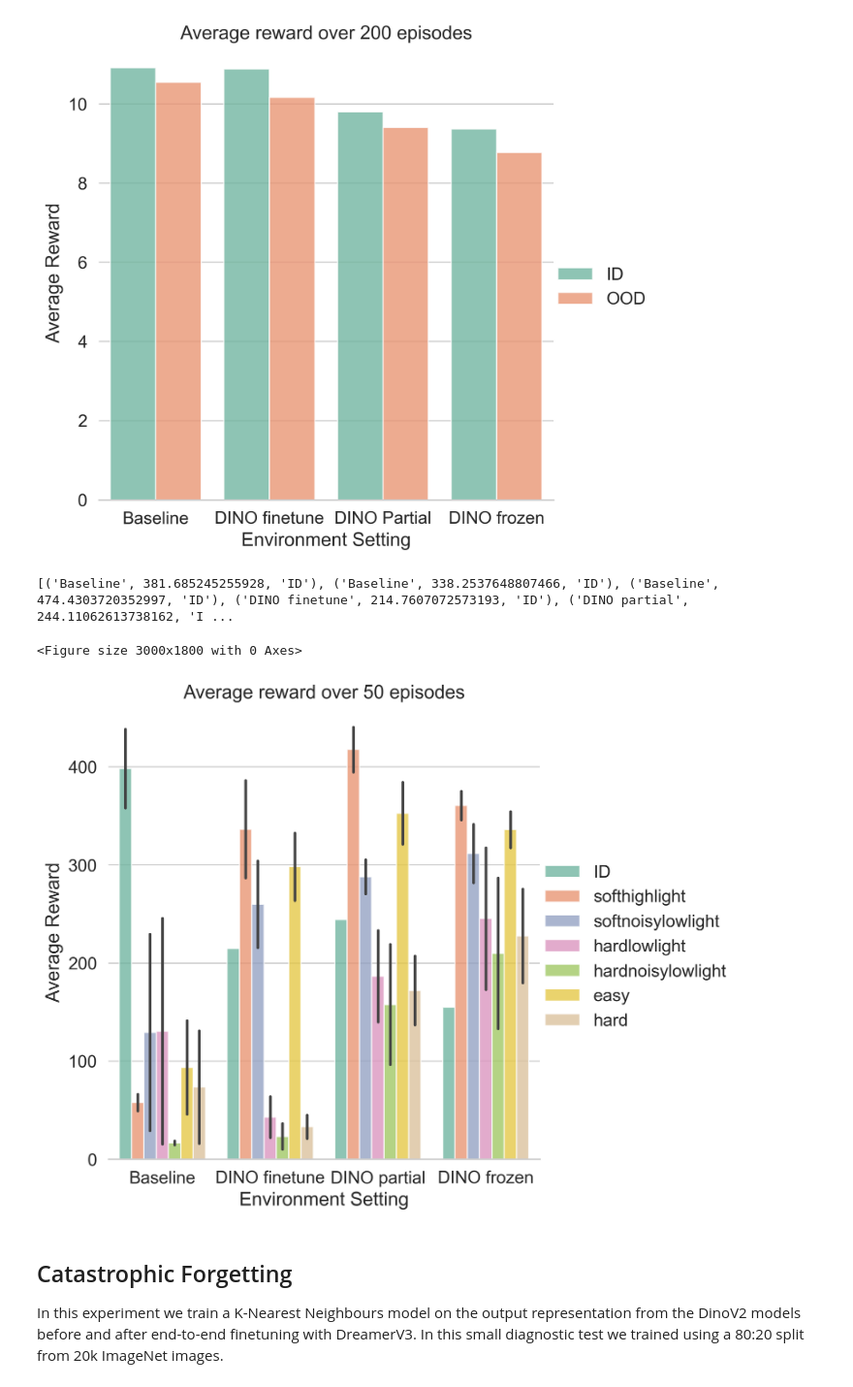
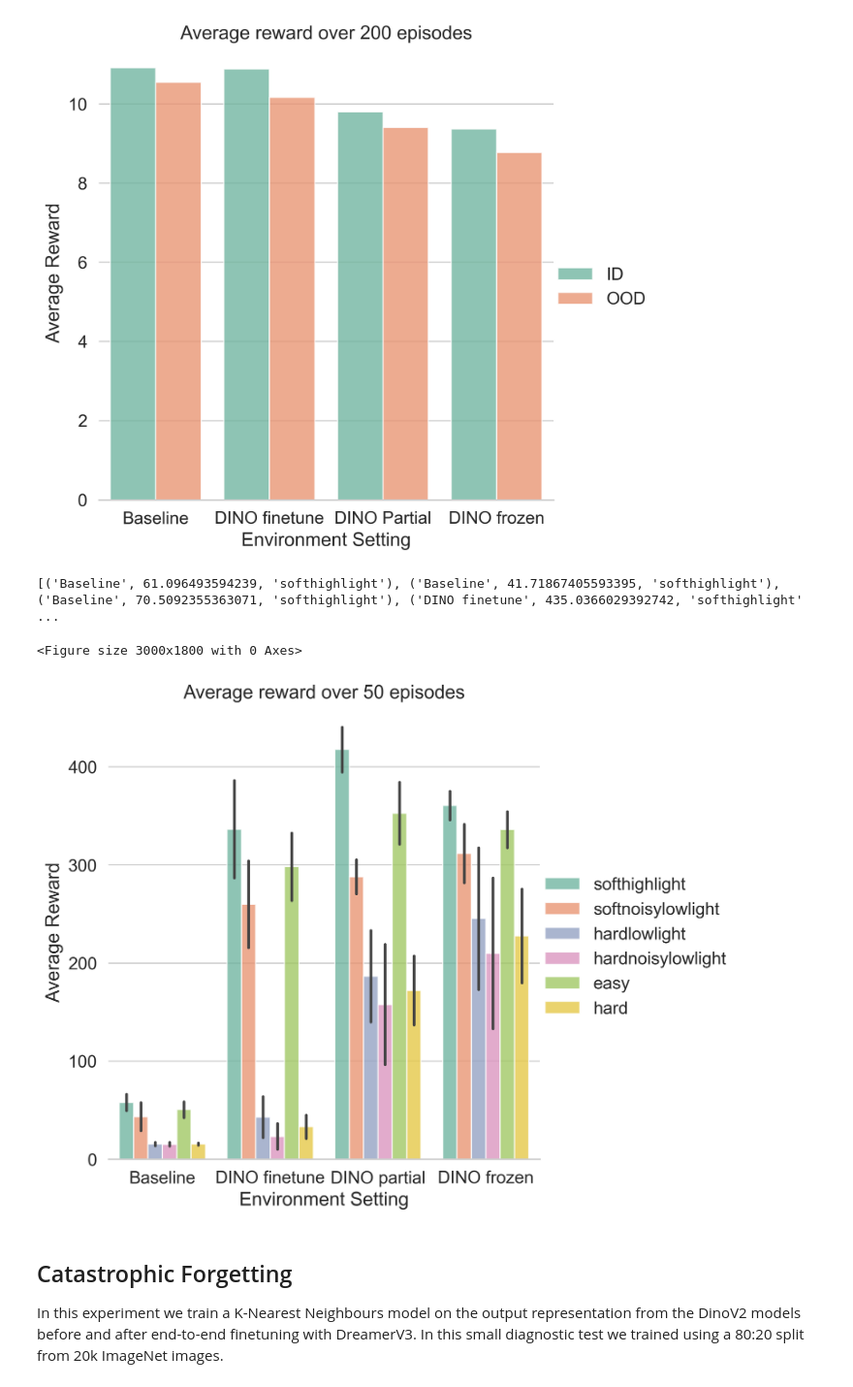
Before and after one commit to JottScones/PVMs-with-DreamerV3, a Jupyter notebook: plot_eval_results.ipynb, the cells around one changed output. Shown at 97% size. Cells and saved outputs as stored; diff of their text form; code cells hidden in the pictures.

Commit message:
baseline

```diff
--- a/plot_eval_results.ipynb
+++ b/plot_eval_results.ipynb
@@ -94,12 +94,12 @@ plot_maniskill(
 # %%
 plot_carla(
     files_labels=[
-        ("logdir/baseline_carla_eval_ID", "Baseline ID"),
-        ("logdir/baseline_carla_eval_ID_1", "Baseline ID"),
-        ("logdir/baseline_carla_eval_ID_2", "Baseline ID"),
-        ("logdir/DINOFT_carla_eval_ID", "DINO finetune ID"),
-        ("logdir/DINOPartial_carla_eval_ID", "DINO partial ID"),
-        ("logdir/DINOFreeze_carla_eval_ID", "DINO frozen ID"),
+        # ("logdir/baseline_carla_eval_ID/", "Baseline ID"),
+        # ("logdir/baseline_carla_eval_ID_1", "Baseline ID"),
+        # ("logdir/baseline_carla_eval_ID_2", "Baseline ID"),
+        # ("logdir/DINOFT_carla_eval_ID", "DINO finetune ID"),
+        # ("logdir/DINOPartial_carla_eval_ID", "DINO partial ID"),
+        # ("logdir/DINOFreeze_carla_eval_ID", "DINO frozen ID"),
 
         # ------------- soft high light -------------
         ("logdir/baseline_carla_eval_soft_high_light", "Baseline softhighlight"),
@@ -202,35 +202,35 @@ plot_carla(
         ("logdir/DINOPartial_carla_eval_soft_high_light_1", "DINO partial easy"),
         ("logdir/DINOPartial_carla_eval_soft_high_light_2", "DINO partial easy"),
         ("logdir/DINOPartial_carla_eval_soft_noisy_low_light", "DINO partial easy"),
         ("logdir/DINOPartial_carla_eval_soft_noisy_low_light_1", "DINO partial easy"),
         ("logdir/DINOPartial_carla_eval_soft_noisy_low_light_2", "DINO partial easy"),
 
         ("logdir/DINOPartial_carla_eval_hard_low_light", "DINO partial hard"),
         ("logdir/DINOPartial_carla_eval_hard_low_light_1", "DINO partial hard"),
         ("logdir/DINOPartial_carla_eval_hard_low_light_2", "DINO partial hard"),
         ("logdir/DINOPartial_carla_eval_hard_noisy_low_light", "DINO partial hard"),
         ("logdir/DINOPartial_carla_eval_hard_noisy_low_light_1", "DINO partial hard"),
         ("logdir/DINOPartial_carla_eval_hard_noisy_low_light_2", "DINO partial hard"),
 
         ("logdir/DINOFreeze_carla_eval_soft_noisy_low_light", "DINO frozen easy"),
         ("logdir/DINOFreeze_carla_eval_soft_noisy_low_light_1", "DINO frozen easy"),
         ("logdir/DINOFreeze_carla_eval_soft_noisy_low_light_2", "DINO frozen easy"),
         ("logdir/DINOFreeze_carla_eval_soft_high_light", "DINO frozen easy"),
         ("logdir/DINOFreeze_carla_eval_soft_high_light_1", "DINO frozen easy"),
         ("logdir/DINOFreeze_carla_eval_soft_high_light_2", "DINO frozen easy"),
 
         ("logdir/DINOFreeze_carla_eval_hard_noisy_low_light", "DINO frozen hard"),
         ("logdir/DINOFreeze_carla_eval_hard_noisy_low_light_1", "DINO frozen hard"),
         ("logdir/DINOFreeze_carla_eval_hard_noisy_low_light_2", "DINO frozen hard"),
         ("logdir/DINOFreeze_carla_eval_hard_low_light", "DINO frozen hard"),
         ("logdir/DINOFreeze_carla_eval_hard_low_light_1", "DINO frozen hard"),
         ("logdir/DINOFreeze_carla_eval_hard_low_light_2", "DINO frozen hard"),
     ]
 )
 # %% [output]
-[('Baseline', 381.685245255928, 'ID'), ('Baseline', 338.2537648807466, 'ID'), ('Baseline', 474.4303720352997, 'ID'), ('DINO finetune', 214.7607072573193, 'ID'), ('DINO partial', 244.11062613738162, 'I ...
+[('Baseline', 61.096493594239, 'softhighlight'), ('Baseline', 41.71867405593395, 'softhighlight'), ('Baseline', 70.5092355363071, 'softhighlight'), ('DINO finetune', 435.0366029392742, 'softhighlight' ...
 <Figure size 3000x1800 with 0 Axes>
-[figure, old version]
+[figure, new version]
 # %% [markdown]
 ## Catastrophic Forgetting
 In this experiment we train a K-Nearest Neighbours model on the output representation from the DinoV2 models before and after end-to-end finetuning with DreamerV3. In this small diagnostic test we trained using a 80:20 split from 20k ImageNet images.
```
